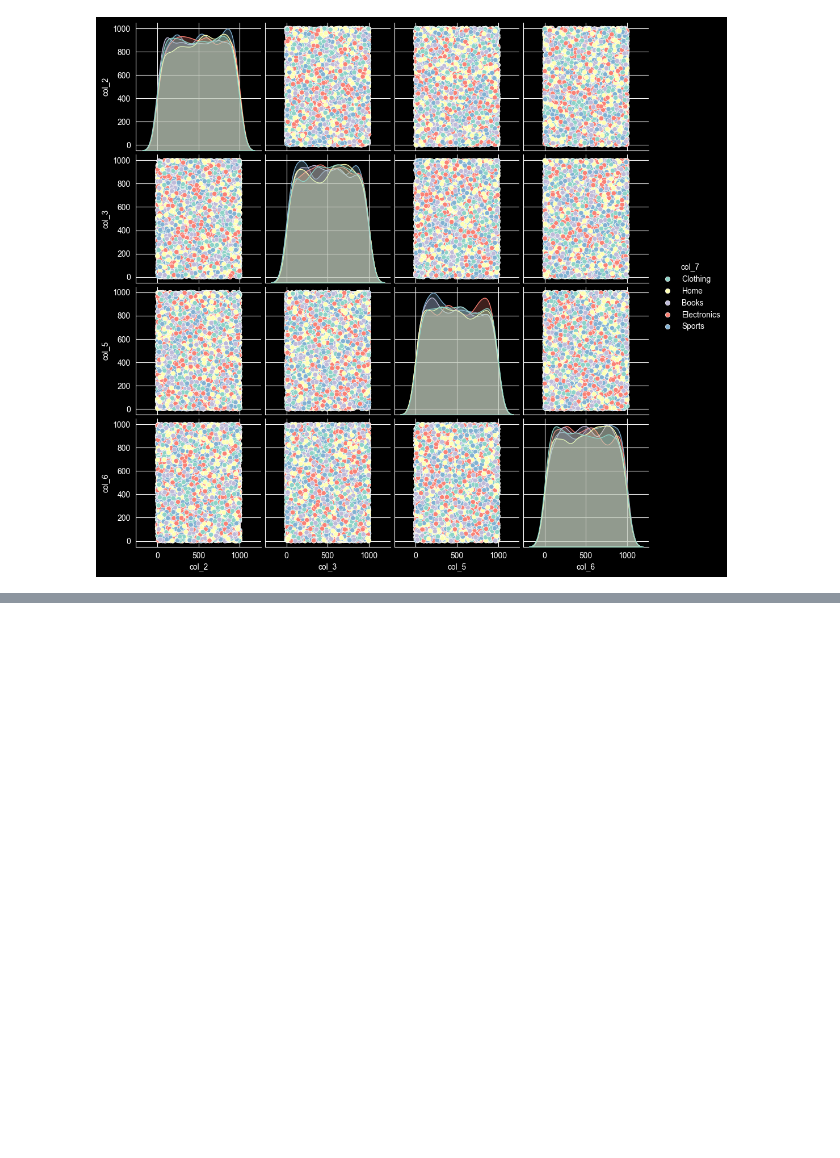
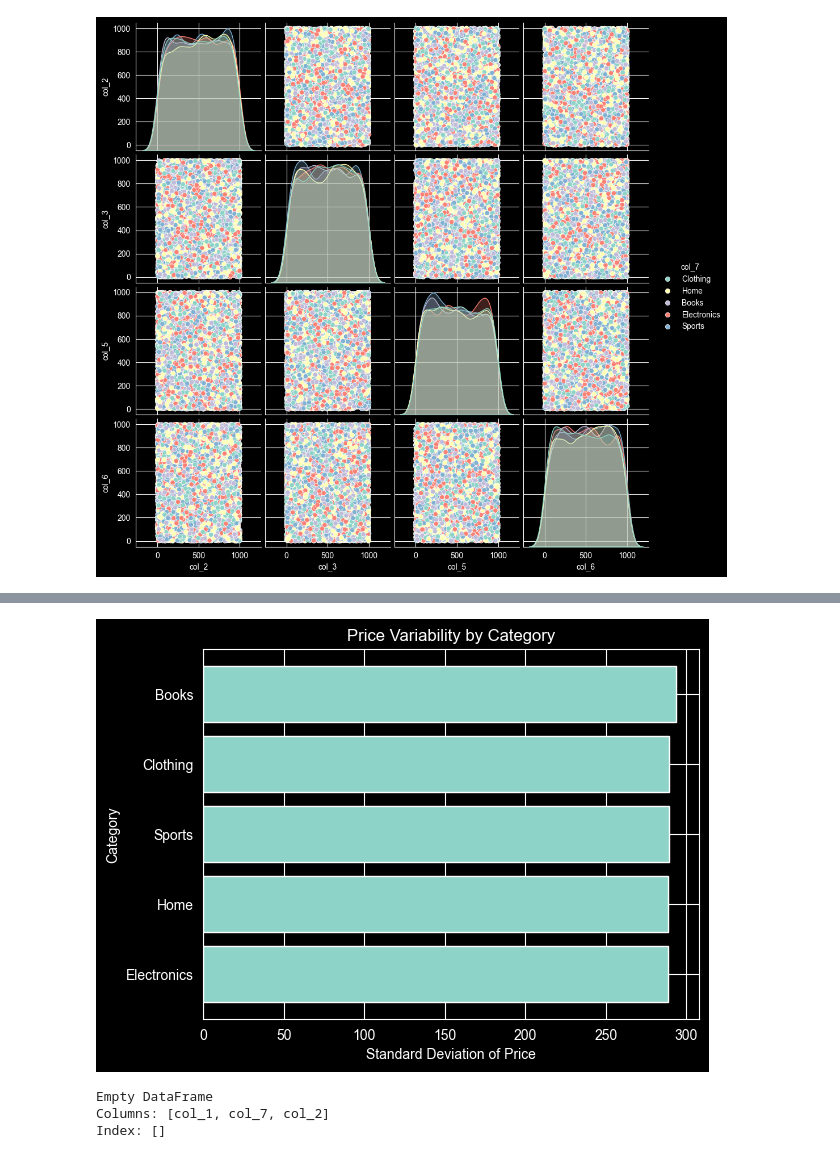
Before and after one commit to xeno-wq/homework, a Jupyter notebook: lab6.ipynb, the cells around one changed output, grey strips where cells are left out. Saved outputs shown, nothing was run; the diff lists cells and outputs as text; code cells hidden in the pictures; blank space fills up the shorter version.

```diff
--- a/lab6.ipynb
+++ b/lab6.ipynb
@@ -180,0 +284,28 @@ plt.show()
+# %%
+grouped=df.groupby('col_7').agg({        #1.21
+    'col_2':'std'
+}).reset_index()
+
+grouped.columns=['category', 'std_price']
+
+grouped=grouped.sort_values(by='std_price', ascending=True)
+
+plt.figure()
+plt.barh(grouped['category'], grouped['std_price'])
+
+plt.xlabel('Standard Deviation of Price')
+plt.ylabel('Category')
+plt.title('Price Variability by Category')
+
+plt.show()
+# %% [output]
+[figure, added]
+# %%
+out_of_stock=df[df['col_3']==0]          #1.22
+
+result=out_of_stock[['col_1','col_7','col_2']].head(10)
+print(result)
+# %% [output]
+Empty DataFrame
+Columns: [col_1, col_7, col_2]
+Index: []
```
Also changed, not shown: parts of 24 cells of this notebook, 2 other files.
